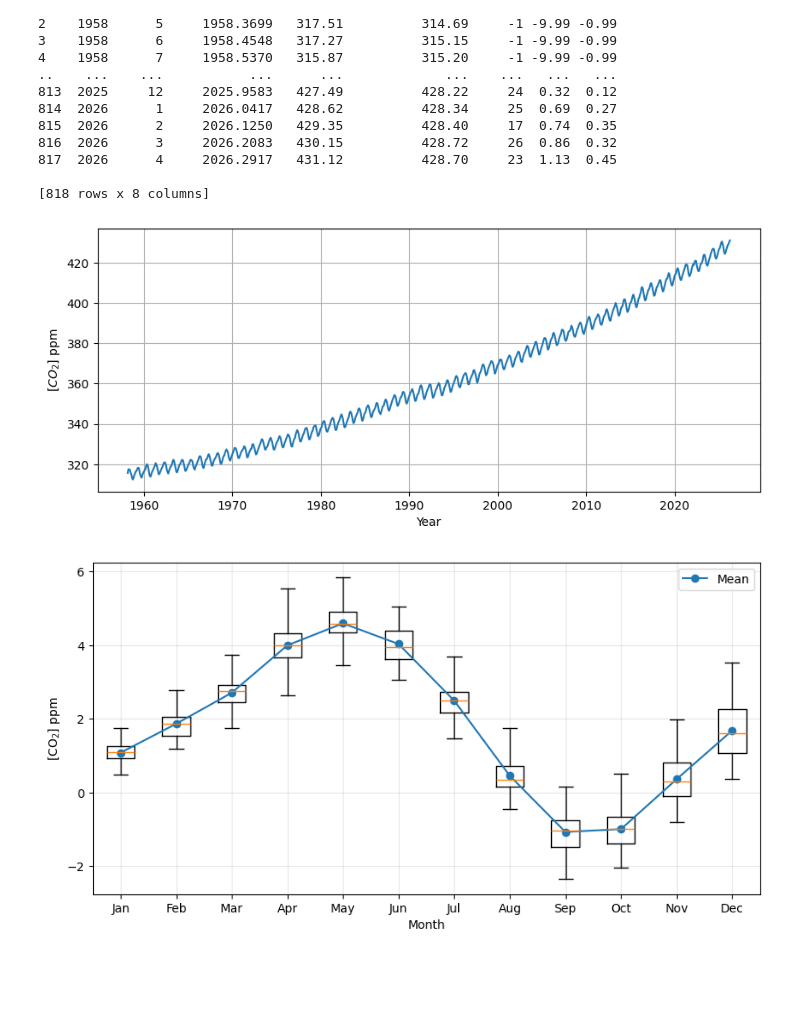
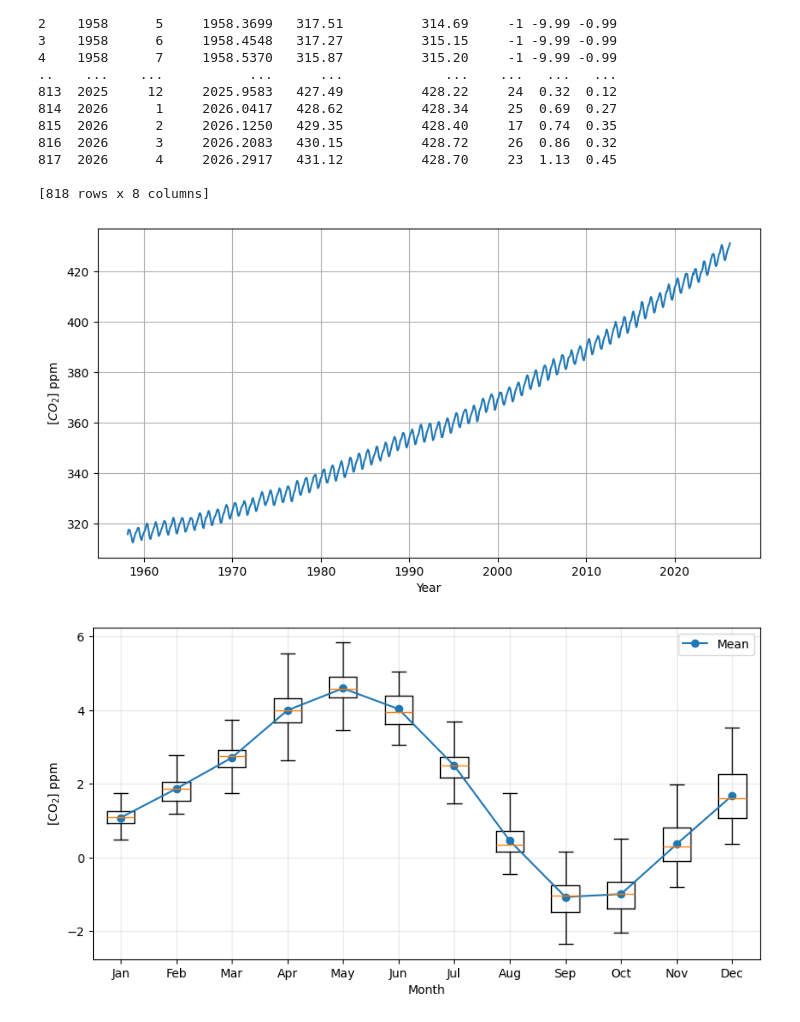
Before and after one commit to johanmon/Carbon, a Jupyter notebook: src/carbon.ipynb, the cells around one changed output. Cells and saved outputs as stored; diff of their text form; code cells hidden in the pictures; blank space fills up the shorter version.

```diff
--- a/src/carbon.ipynb
+++ b/src/carbon.ipynb
@@ -40,18 +40,18 @@ print(mauna)
 # %%
 mauna["date"] = pd.to_datetime(
     dict(year=mauna["year"], month=mauna["month"], day=1)
 )
 
 # Plot
-plt.figure(figsize=(10, 4))
+plt.figure(figsize=(10, 5))
 plt.plot(mauna["date"], mauna["average"])
 plt.xlabel("Year")
 plt.ylabel(r"[$CO_2$] ppm")
 plt.grid(True)
 plt.savefig("../img/keeling.pdf")
 plt.show()
 # %% [output]
-[figure, old version]
+[figure, new version]
 # %%
 # Extract December values
 mauna_dec = mauna.loc[mauna["month"] == 12, ["year", "average"]].copy()
```
Also changed, not shown: parts of 17 cells of this notebook, 35 other files.
